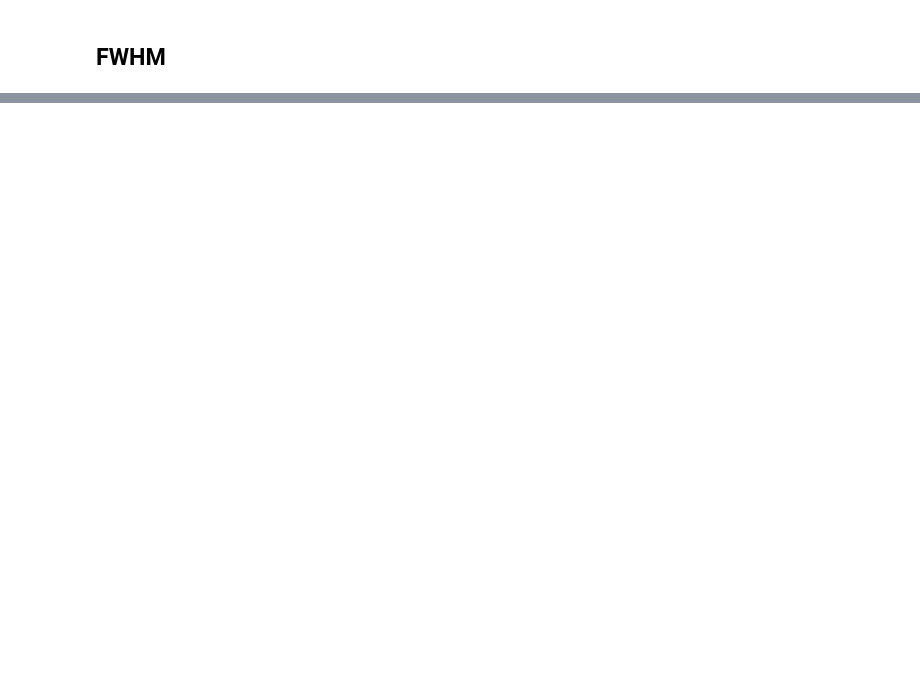
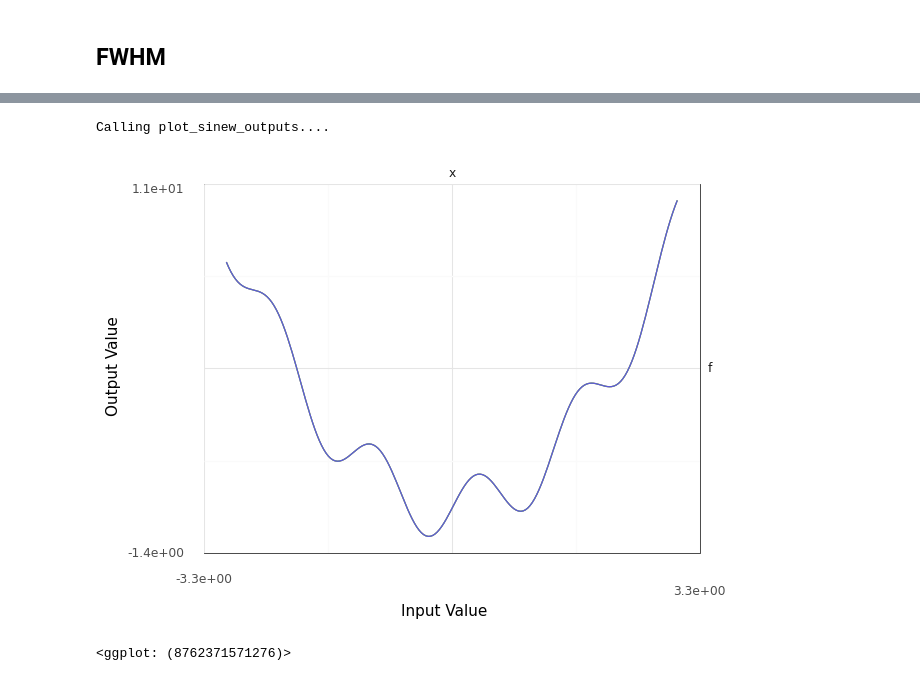
Before and after one commit to belisleb/perovskite-solar, a Jupyter notebook: figures.ipynb, the cells around one changed output, grey strips where cells are left out. Drawn from its saved outputs; the diff is of its cells as text; code cells hidden in the pictures; blank space fills up the shorter version.

```diff
--- a/figures.ipynb
+++ b/figures.ipynb
@@ -541,0 +658,13 @@ p
+# %%
+md_multi = (
+    gr.Model("Multi-modal surface")
+    >> gr.cp_vec_function(
+        fun=lambda df: gr.df_make(
+            f=gr.sin(1.5 * np.pi * df.x) + df.x**2,
+        ),
+        var=["x"],
+        out=["f"],
+    )
+    >> gr.cp_bounds(x=(-3, +3))
+)
+md_multi
@@ -541,0 +685,10 @@ p
+# %%
+(
+    md_multi
+    >> gr.ev_sinews(df_det="swp", n_density=200)
+    >> gr.pt_auto()
+)
+# %% [output]
+Calling plot_sinew_outputs....
+[figure, added]
+<ggplot: (8762371571276)>
```
Also changed, not shown: parts of 30 cells of this notebook.
